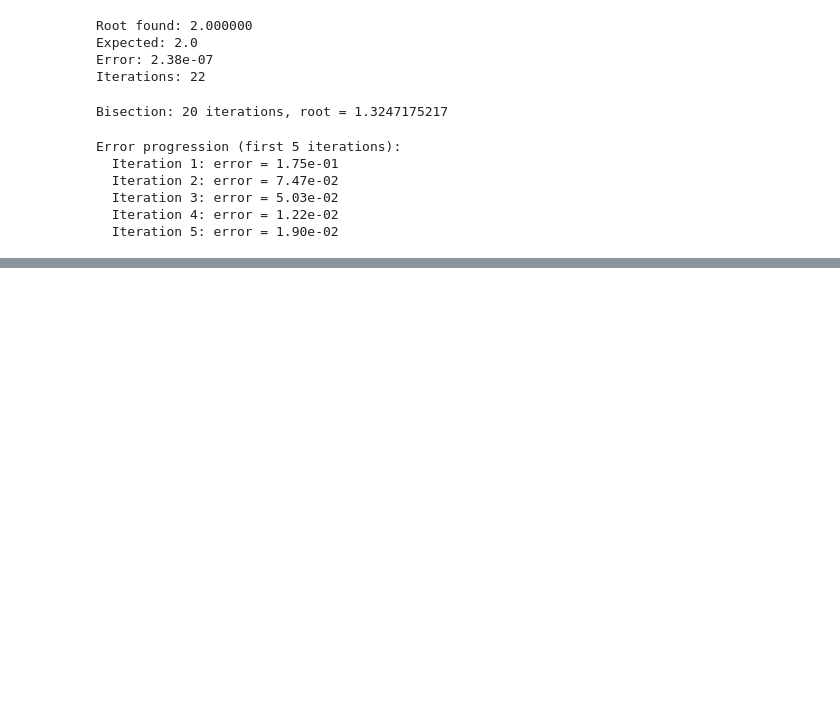
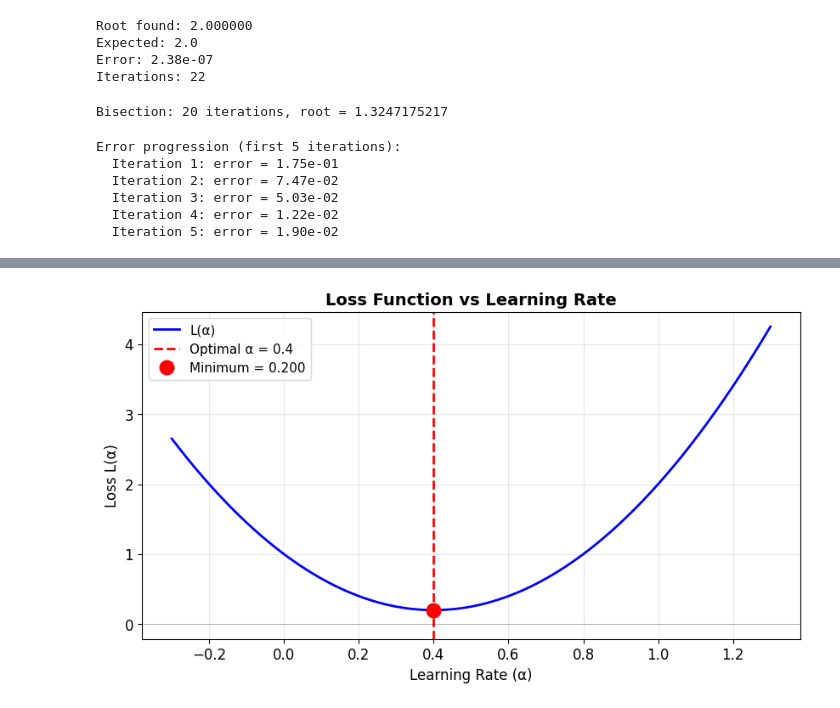
Before and after one commit to joshfpedro/math-328, a Jupyter notebook: assignment_1_guide.ipynb, the cells around one changed output, grey strips where cells are left out. Saved outputs shown, nothing was run; the diff lists cells and outputs as text; code cells hidden in the pictures; blank space fills up the shorter version.

```diff
--- a/assignment_1_guide.ipynb
+++ b/assignment_1_guide.ipynb
@@ -121,0 +227,24 @@ plt.show()
+# %%
+# Define loss function
+L = lambda alpha: alpha**2 + (1 - 2*alpha)**2
+dL = lambda alpha: -4 + 10*alpha
+
+# Plot
+alpha_vals = np.linspace(-0.3, 1.3, 300)
+loss_vals = [L(a) for a in alpha_vals]
+
+fig, ax = plt.subplots(figsize=(10, 5))
+ax.plot(alpha_vals, loss_vals, 'b-', linewidth=2, label='L(α)')
+ax.axvline(x=0.4, color='r', linestyle='--', linewidth=2, label='Optimal α = 0.4')
+ax.axhline(y=0, color='k', linestyle='-', linewidth=0.5, alpha=0.3)
+ax.plot(0.4, L(0.4), 'ro', markersize=12, label=f'Minimum = {L(0.4):.3f}')
+
+ax.set_xlabel('Learning Rate (α)', fontsize=12)
+ax.set_ylabel('Loss L(α)', fontsize=12)
+ax.set_title('Loss Function vs Learning Rate', fontsize=14, fontweight='bold')
+ax.grid(True, alpha=0.3)
+ax.legend(fontsize=11)
+
+plt.show()
+# %% [output]
+[figure, added]
```
Also changed, not shown: parts of 9 cells of this notebook.
